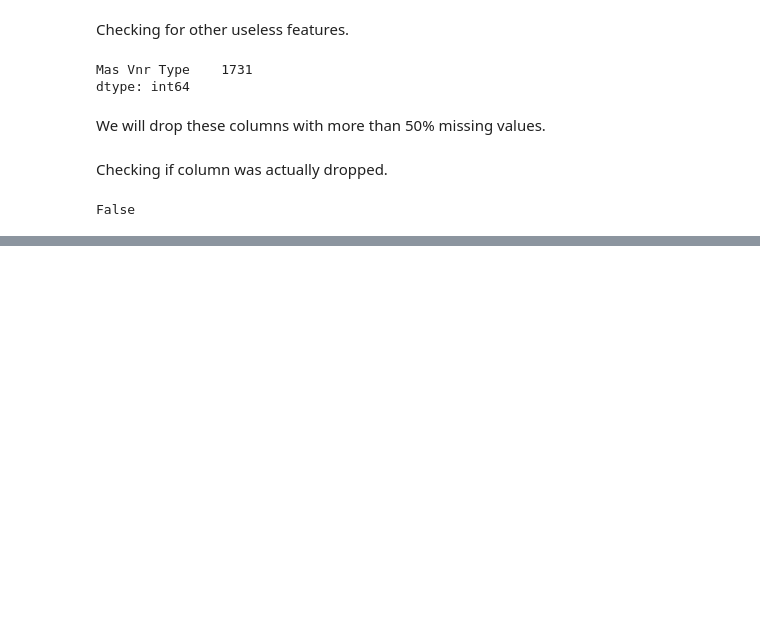
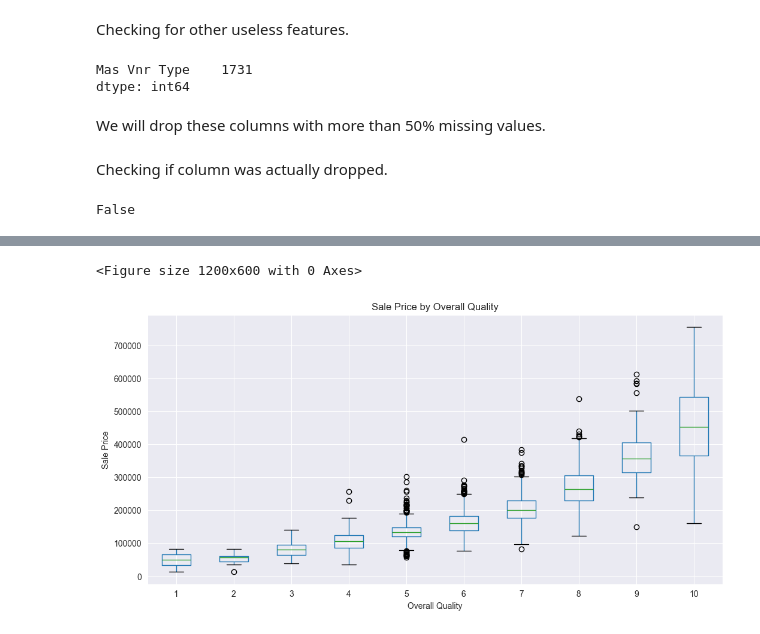
Before and after one commit to 03vladd/ML, a Jupyter notebook: Lab1.ipynb, the cells around one changed output, grey strips where cells are left out. Saved outputs shown, nothing was run; the diff lists cells and outputs as text; code cells hidden in the pictures; blank space fills up the shorter version.

```diff
--- a/Lab1.ipynb
+++ b/Lab1.ipynb
@@ -254,0 +309,11 @@ False
+# %%
+plt.figure(figsize=(12, 6))
+df.boxplot(column='SalePrice', by='Overall Qual', figsize=(12, 6))
+plt.suptitle('')
+plt.xlabel('Overall Quality')
+plt.ylabel('Sale Price')
+plt.title('Sale Price by Overall Quality')
+plt.show()
+# %% [output]
+<Figure size 1200x600 with 0 Axes>
+[figure, added]
```
Also changed, not shown: parts of 27 cells of this notebook.
